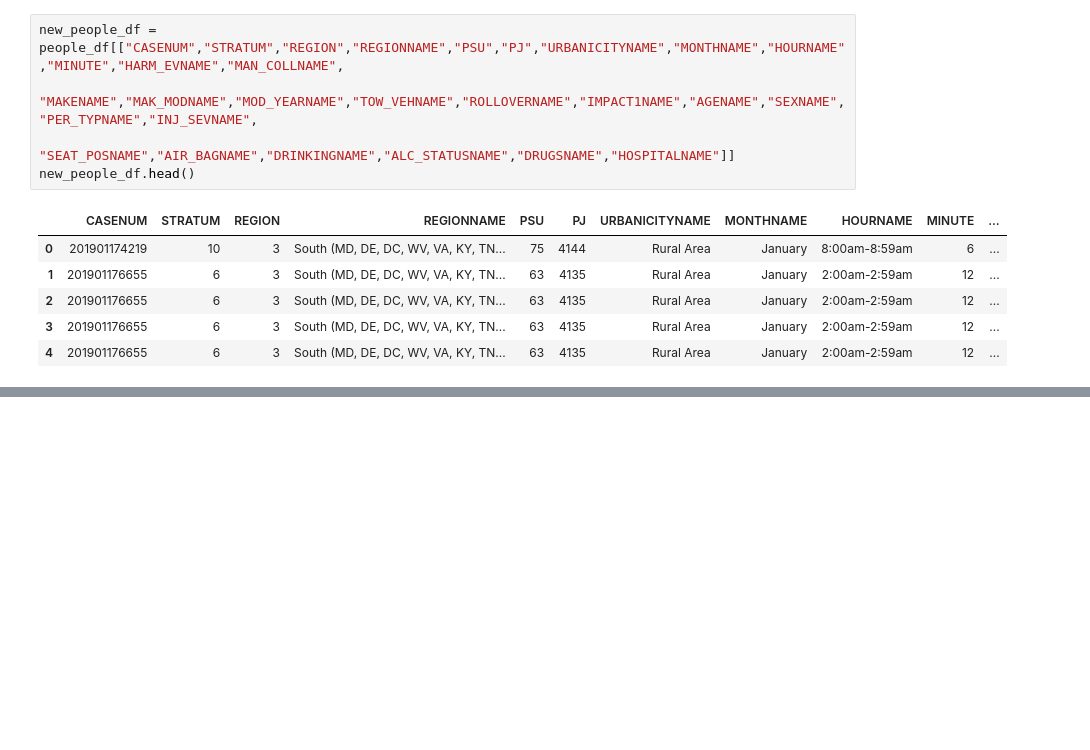
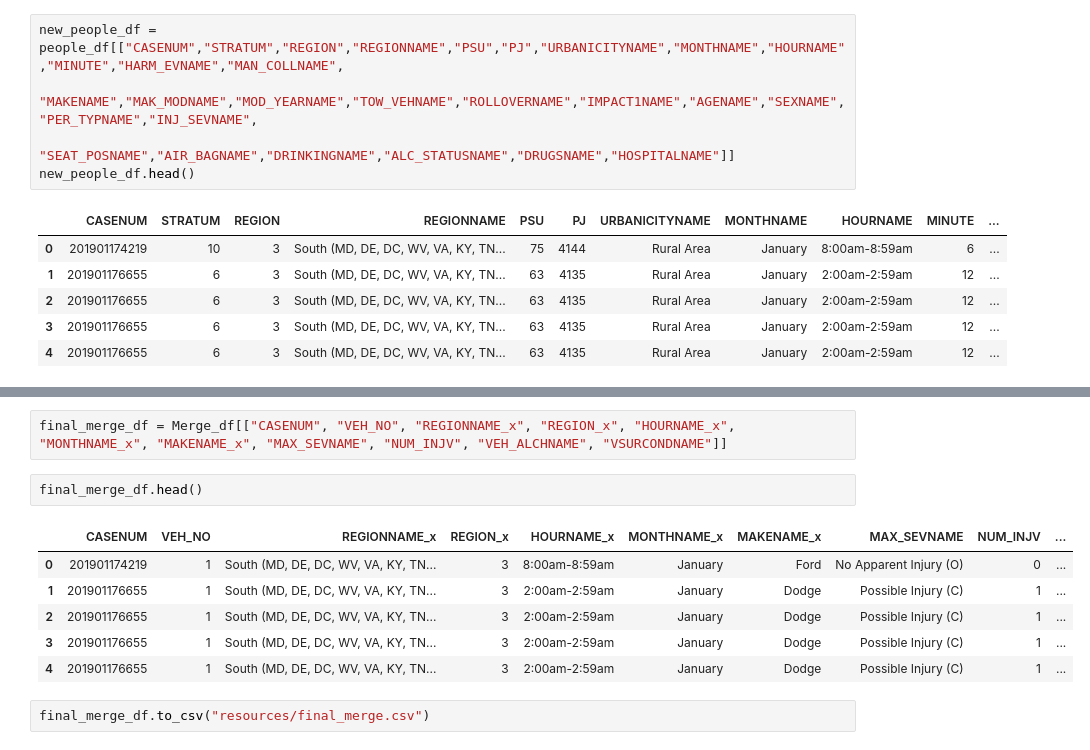
Before and after one commit to DaSamboni/project3_group2, a Jupyter notebook: main.ipynb, the cells around one changed output, grey strips where cells are left out. Drawn from its saved outputs; the diff is of its cells as text; blank space fills up the shorter version.

```diff
--- a/main.ipynb
+++ b/main.ipynb
@@ -117,0 +125,13 @@ new_people_df.head()
+# %%
+final_merge_df = Merge_df[["CASENUM", "VEH_NO", "REGIONNAME_x", "REGION_x", "HOURNAME_x", "MONTHNAME_x", "MAKENAME_x", "MAX_SEVNAME", "NUM_INJV", "VEH_ALCHNAME", "VSURCONDNAME"]]
+# %%
+final_merge_df.head()
+# %% [output]
+|  | CASENUM | VEH_NO | REGIONNAME_x | REGION_x | HOURNAME_x | MONTHNAME_x | MAKENAME_x | MAX_SEVNAME | NUM_INJV | ... |
+| 0 | 201901174219 | 1 | South (MD, DE, DC, WV, VA, KY, TN... | 3 | 8:00am-8:59am | January | Ford | No Apparent Injury (O) | 0 | ... |
+| 1 | 201901176655 | 1 | South (MD, DE, DC, WV, VA, KY, TN... | 3 | 2:00am-2:59am | January | Dodge | Possible Injury (C) | 1 | ... |
+| 2 | 201901176655 | 1 | South (MD, DE, DC, WV, VA, KY, TN... | 3 | 2:00am-2:59am | January | Dodge | Possible Injury (C) | 1 | ... |
+| 3 | 201901176655 | 1 | South (MD, DE, DC, WV, VA, KY, TN... | 3 | 2:00am-2:59am | January | Dodge | Possible Injury (C) | 1 | ... |
+| 4 | 201901176655 | 1 | South (MD, DE, DC, WV, VA, KY, TN... | 3 | 2:00am-2:59am | January | Dodge | Possible Injury (C) | 1 | ... |
+# %%
+final_merge_df.to_csv("resources/final_merge.csv")
```
Also changed, not shown: parts of 6 cells of this notebook, 2 other files.
